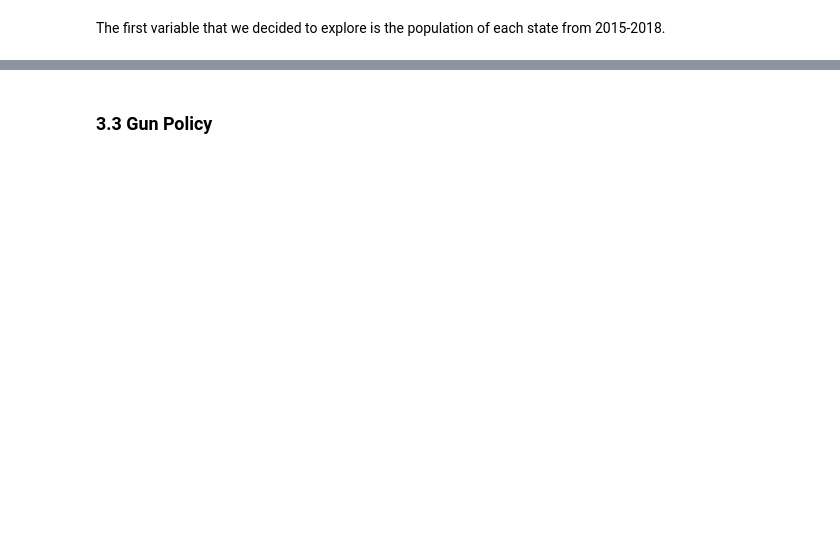
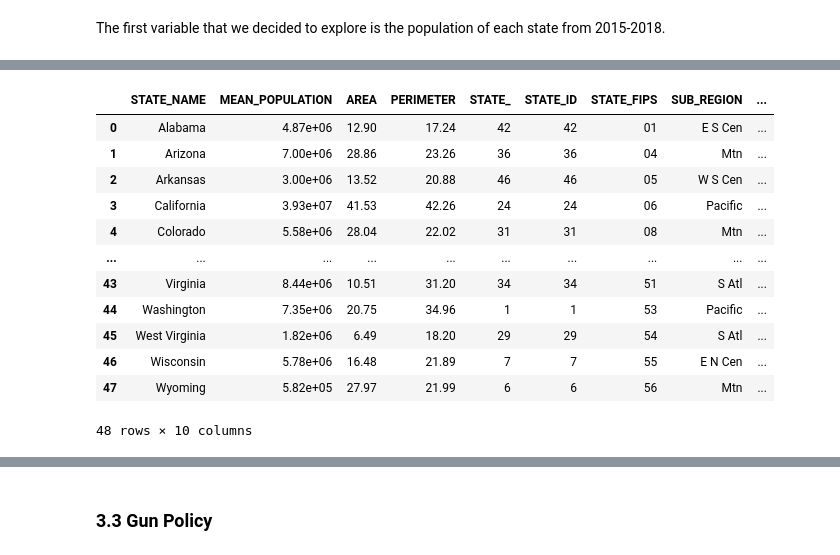
Before and after one commit to ngoduy1001/datascienceproject, a Jupyter notebook: COGS 108 Final Project .ipynb, the cells around one changed output, grey strips where cells are left out. Cells and saved outputs as stored; diff of their text form; code cells hidden in the pictures; blank space fills up the shorter version.

```diff
--- a/COGS 108 Final Project .ipynb
+++ b/COGS 108 Final Project .ipynb
@@ -342,6 +437,22 @@ df_population
 # Merge population dataframe with the geo table
 population = df_population.rename(columns={'NAME': 'STATE_NAME'})
 population = population.merge(geo_table, on='STATE_NAME')
+# %%
+population
+# %% [output]
+|  | STATE_NAME | MEAN_POPULATION | AREA | PERIMETER | STATE_ | STATE_ID | STATE_FIPS | SUB_REGION | ... |
+| 0 | Alabama | 4.87e+06 | 12.90 | 17.24 | 42 | 42 | 01 | E S Cen | ... |
+| 1 | Arizona | 7.00e+06 | 28.86 | 23.26 | 36 | 36 | 04 | Mtn | ... |
+| 2 | Arkansas | 3.00e+06 | 13.52 | 20.88 | 46 | 46 | 05 | W S Cen | ... |
+| 3 | California | 3.93e+07 | 41.53 | 42.26 | 24 | 24 | 06 | Pacific | ... |
+| 4 | Colorado | 5.58e+06 | 28.04 | 22.02 | 31 | 31 | 08 | Mtn | ... |
+| ... | ... | ... | ... | ... | ... | ... | ... | ... | ... |
+| 43 | Virginia | 8.44e+06 | 10.51 | 31.20 | 34 | 34 | 51 | S Atl | ... |
+| 44 | Washington | 7.35e+06 | 20.75 | 34.96 | 1 | 1 | 53 | Pacific | ... |
+| 45 | West Virginia | 1.82e+06 | 6.49 | 18.20 | 29 | 29 | 54 | S Atl | ... |
+| 46 | Wisconsin | 5.78e+06 | 16.48 | 21.89 | 7 | 7 | 55 | E N Cen | ... |
+| 47 | Wyoming | 5.82e+05 | 27.97 | 21.99 | 6 | 6 | 56 | Mtn | ... |
+48 rows × 10 columns
 # %%
 # Load the cities' coordinates into a dataframe
 dfcoord = pd.read_csv('uscities.csv')
```
Also changed, not shown: parts of 40 cells of this notebook.
